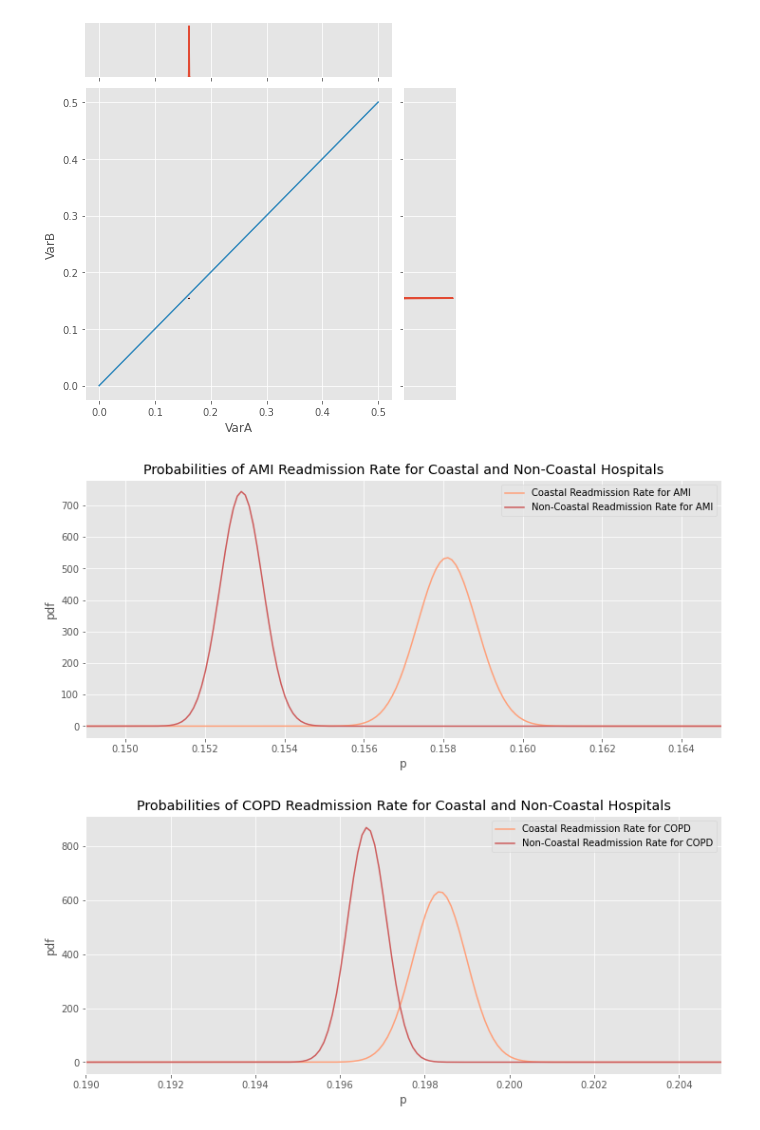
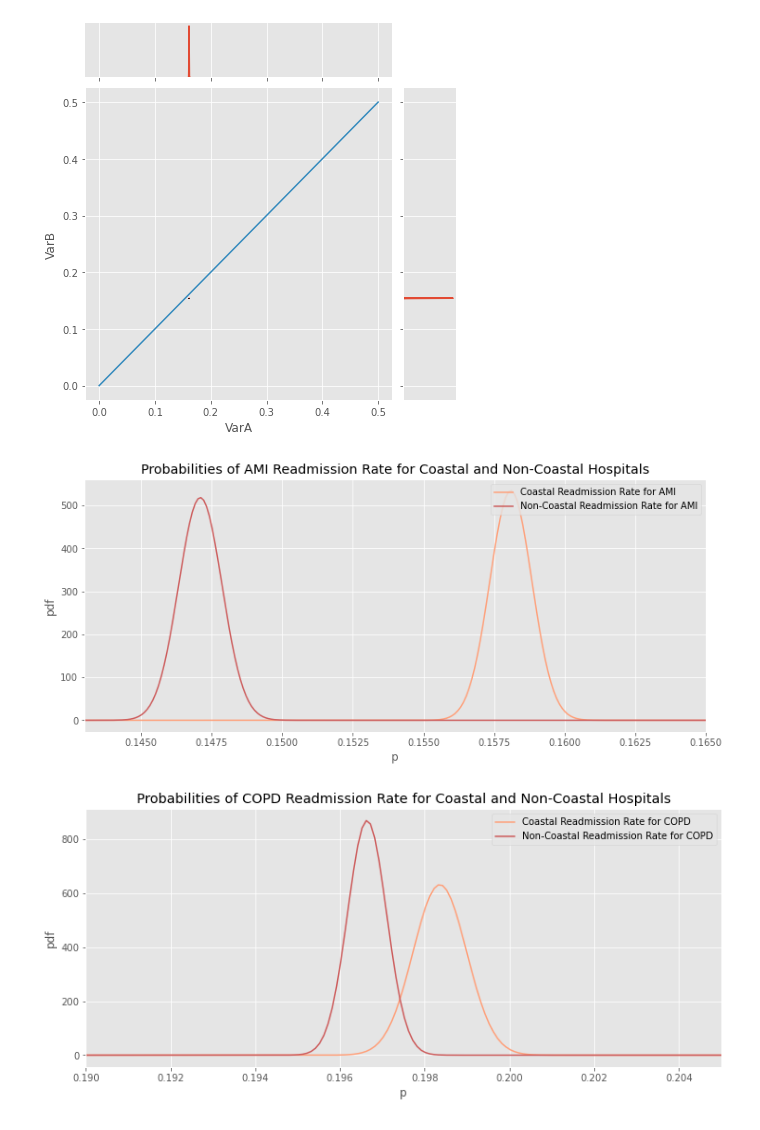
Before and after one commit to l-scho/National-Hosiptal-Readmission, a Jupyter notebook: notebooks/capstone1_data.ipynb, the cells around one changed output. Saved outputs shown, nothing was run; the diff lists cells and outputs as text; code cells hidden in the pictures.

```diff
--- a/notebooks/capstone1_data.ipynb
+++ b/notebooks/capstone1_data.ipynb
@@ -215,7 +215,7 @@ df_test2 = grouped_by_state_and_measure.reset_index()
 coastal_nomeasure_df = df_test2.loc[df_test2['State'].isin(coastal), :]
 noncoastal_nomeasure_df = df_test2.loc[~df_test2['State'].isin(coastal), :]
 coastal_AMI_df = coastal_nomeasure_df.loc[df_test2['Measure Name'] == 'READM-30-AMI-HRRP', :]
-noncoastal_AMI_df = df_test2.loc[df_test2['Measure Name'] == 'READM-30-AMI-HRRP', :]
+noncoastal_AMI_df = noncoastal_nomeasure_df.loc[df_test2['Measure Name'] == 'READM-30-AMI-HRRP', :]
 # %%
 varA_c_AMI = coastal_AMI_df['Number of Readmissions'].sum()
 varA_n_AMI = coastal_AMI_df['Number of Discharges'].sum()
@@ -229,20 +229,20 @@ varB_posteriorb_AMI = prior_b + (varB_n_AMI - varB_c_AMI)
 # %%
 fig, ax = plt.subplots(figsize = (12,5))
 x = np.linspace(0,1,10000)
 for (a,b,s,label) in [(varA_posteriora_AMI+1, varA_posteriorb_AMI+1, "lightsalmon", "Coastal Readmission Rate for AMI"),
                       (varB_posteriora_AMI+1, varB_posteriorb_AMI+1, "indianred", "Non-Coastal Readmission Rate for AMI")]:
     ax.plot(x,
             stats.beta(a,b).pdf(x),
             s,
             label=label)
 ax.legend(loc="upper right")
 ax.set_xlabel("p")
 ax.set_ylabel("pdf")
-ax.set_xlim(0.149, .165)
+ax.set_xlim(0.143, .165)
 ax.set_title("Probabilities of AMI Readmission Rate for Coastal and Non-Coastal Hospitals")
 plt.savefig('../images/prob-ami-readmission.png')
 # %% [output]
-[figure, old version]
+[figure, new version]
 # %%
 coastal_COPD_df = coastal_nomeasure_df.loc[df_test2['Measure Name'] == 'READM-30-COPD-HRRP', :]
 noncoastal_COPD_df = df_test2.loc[df_test2['Measure Name'] == 'READM-30-COPD-HRRP', :]
```
Also changed, not shown: parts of 1 cell of this notebook, 7 other files.
